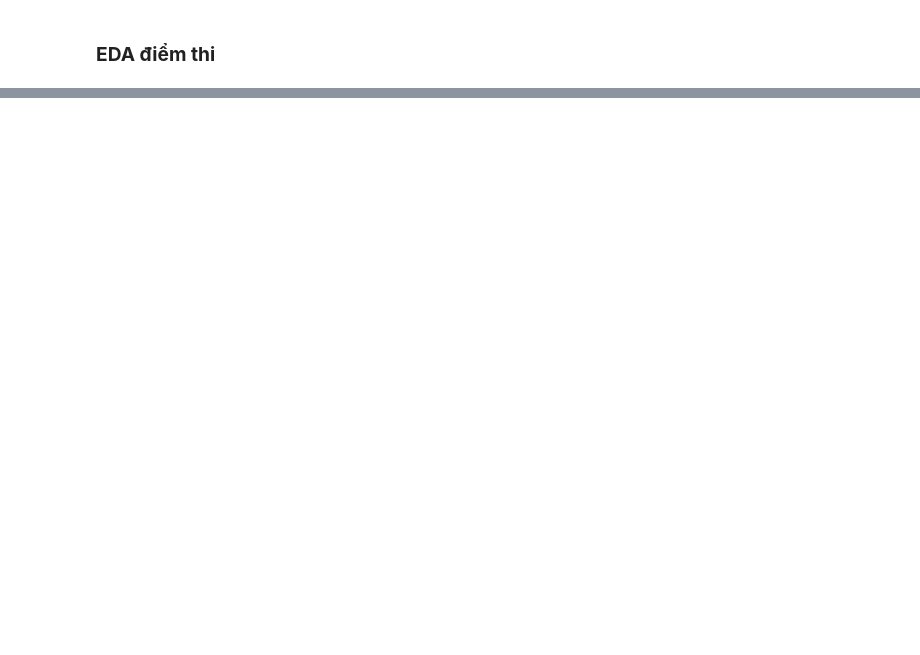
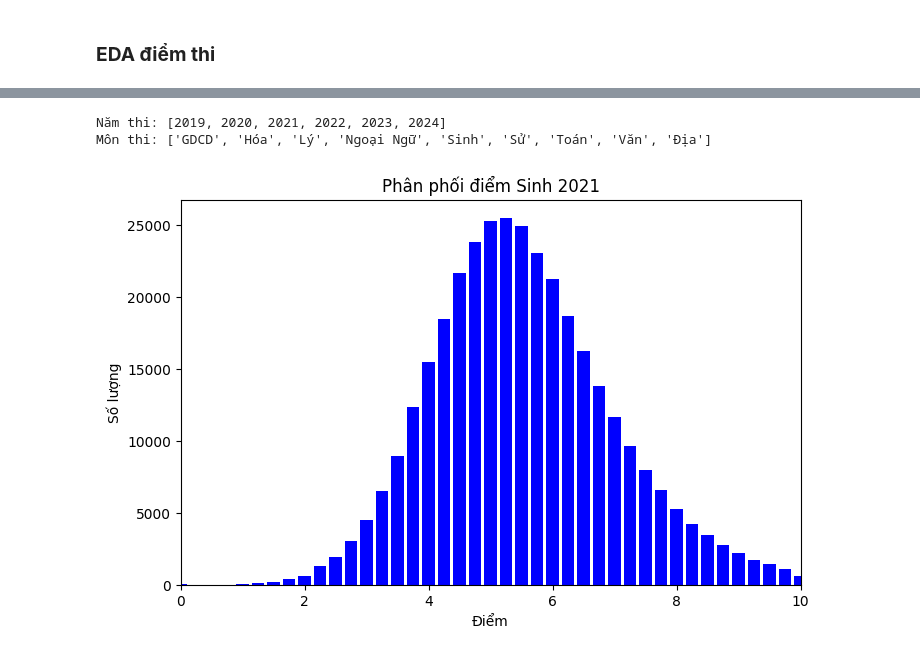
Before and after one commit to tunguyenn99/diem-thi-thpt, a Jupyter notebook: crawl_diem_thi.ipynb, the cells around one changed output, grey strips where cells are left out. Cells and saved outputs as stored; diff of their text form; code cells hidden in the pictures; blank space fills up the shorter version.

```diff
--- a/crawl_diem_thi.ipynb
+++ b/crawl_diem_thi.ipynb
@@ -135,0 +203,3 @@ df.to_csv("pho_diem_thpt_2019_2024.csv", index=False, encoding="utf-8-sig")
+# %%
+df = pd.read_csv("pho_diem_thpt_2019_2024.csv", encoding="utf-8-sig")
+df.head()
@@ -135,0 +226,22 @@ df.to_csv("pho_diem_thpt_2019_2024.csv", index=False, encoding="utf-8-sig")
+# %%
+year_list = sorted(df["nam"].unique())
+mon_list = sorted(df["mon"].unique())
+
+print('Năm thi:', year_list)
+print('Môn thi:', mon_list)
+# %% [output]
+Năm thi: [2019, 2020, 2021, 2022, 2023, 2024]
+Môn thi: ['GDCD', 'Hóa', 'Lý', 'Ngoại Ngữ', 'Sinh', 'Sử', 'Toán', 'Văn', 'Địa']
+# %%
+df_subset = df[(df['mon'] == "Sinh") & (df['nam'] == 2021)]
+
+plt.figure(figsize=(8, 5))
+plt.bar(df_subset['diem'], df_subset['so_luong'], width=0.2, color='blue')
+plt.xlim(0, 10)
+plt.xticks([0, 2, 4, 6, 8, 10])
+plt.xlabel("Điểm")
+plt.ylabel("Số lượng")
+plt.title("Phân phối điểm Sinh 2021")
+plt.show()
+# %% [output]
+[figure, added]
```
Also changed, not shown: parts of 16 cells of this notebook.
